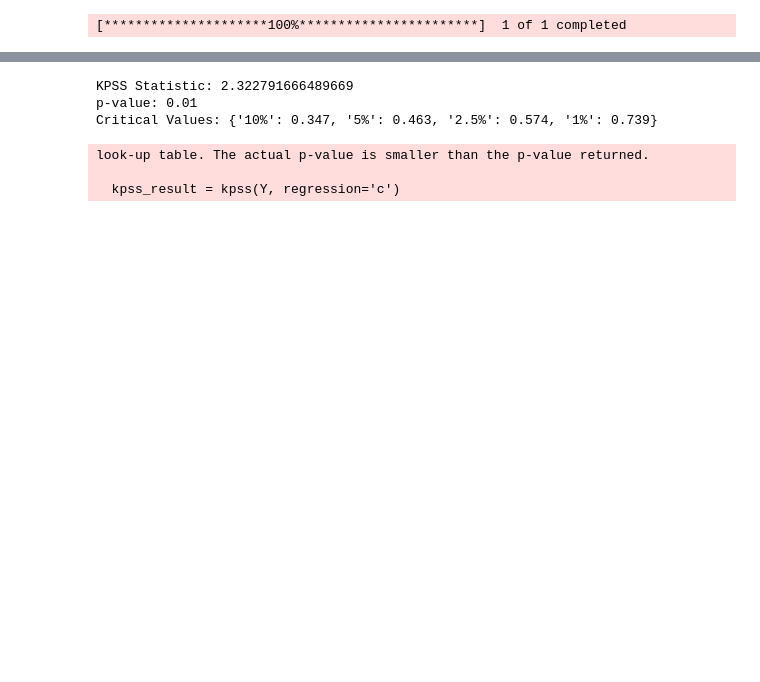
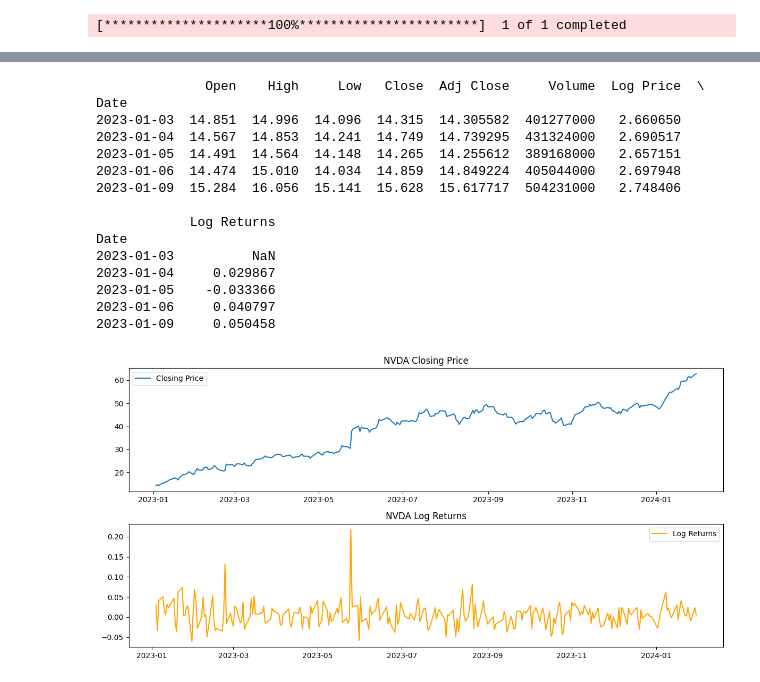
Before and after one commit to yfeng445/ENCP-6000, a Jupyter notebook: Amst/Assignment 2/Integration.ipynb, the cells around one changed output, grey strips where cells are left out. Drawn from its saved outputs; the diff is of its cells as text; code cells hidden in the pictures; blank space fills up the shorter version.

```diff
--- a/Amst/Assignment 2/Integration.ipynb
+++ b/Amst/Assignment 2/Integration.ipynb
@@ -8,10 +8,12 @@ import matplotlib.pyplot as plt
 import yfinance as yf
 from statsmodels.tsa.stattools import adfuller, kpss
 # %%
-start_date = datetime(2023,1,1)
-end_date = datetime(2024,1,31)
-stock_symbol = 'AAPL'
-stock = yf.download(stock_symbol,start_date ,end_date)
-Y = stock['Adj Close'].values
+# Set the start and end date for data
+start_date = datetime(2023, 1, 1)
+end_date = datetime(2024, 1, 31)
+stock_symbol = 'NVDA'
+
+# Download stock data
+stock = yf.download(stock_symbol, start_date, end_date)
 # %% [output]
 [*********************100%***********************]  1 of 1 completed
@@ -30,15 +20,44 @@ Critical Values: {'1%': -3.4548957220044336, '5%': -2.8723451788613157, '10%': -
-# %%
-# Perform the KPSS test
-kpss_result = kpss(Y, regression='c')
-
-# Extract and print the results
-print("KPSS Statistic:", kpss_result[0])
-print("p-value:", kpss_result[1])
-print("Critical Values:", kpss_result[3])
-# %% [output]
-KPSS Statistic: 2.322791666489669
-p-value: 0.01
-Critical Values: {'10%': 0.347, '5%': 0.463, '2.5%': 0.574, '1%': 0.739}
-look-up table. The actual p-value is smaller than the p-value returned.
-
-  kpss_result = kpss(Y, regression='c')
+# %%
+# Apply log transformation to the adjusted close price
+stock['Log Price'] = np.log(stock['Adj Close'])
+
+# Calculate log returns as the difference of log prices
+stock['Log Returns'] = stock['Log Price'].diff()
+
+# Check if 'Log Returns' is created successfully
+print(stock.head())  # Display the first few rows to verify
+
+# Extract the log returns as a numpy array and calculate the length
+Y = stock['Log Returns'].dropna().values  # Drop any NaN values before use
+T = len(Y)  # Length of time series after dropping NaN values
+
+# Plot the closing prices and log returns for visual inspection
+plt.figure(figsize=(12, 6))
+plt.subplot(2, 1, 1)
+plt.plot(stock['Adj Close'], label='Closing Price')
+plt.title(f'{stock_symbol} Closing Price')
+plt.legend()
+
+plt.subplot(2, 1, 2)
+plt.plot(stock['Log Returns'], label='Log Returns', color='orange')
+plt.title(f'{stock_symbol} Log Returns')
+plt.legend()
+plt.tight_layout()
+plt.show()
+# %% [output]
+              Open    High     Low   Close  Adj Close     Volume  Log Price  \
+Date
+2023-01-03  14.851  14.996  14.096  14.315  14.305582  401277000   2.660650
+2023-01-04  14.567  14.853  14.241  14.749  14.739295  431324000   2.690517
+2023-01-05  14.491  14.564  14.148  14.265  14.255612  389168000   2.657151
+2023-01-06  14.474  15.010  14.034  14.859  14.849224  405044000   2.697948
+2023-01-09  15.284  16.056  15.141  15.628  15.617717  504231000   2.748406
+
+            Log Returns
+Date
+2023-01-03          NaN
+2023-01-04     0.029867
+2023-01-05    -0.033366
+2023-01-06     0.040797
+2023-01-09     0.050458
+[figure, added]
```
Also changed, not shown: parts of 5 cells of this notebook.
